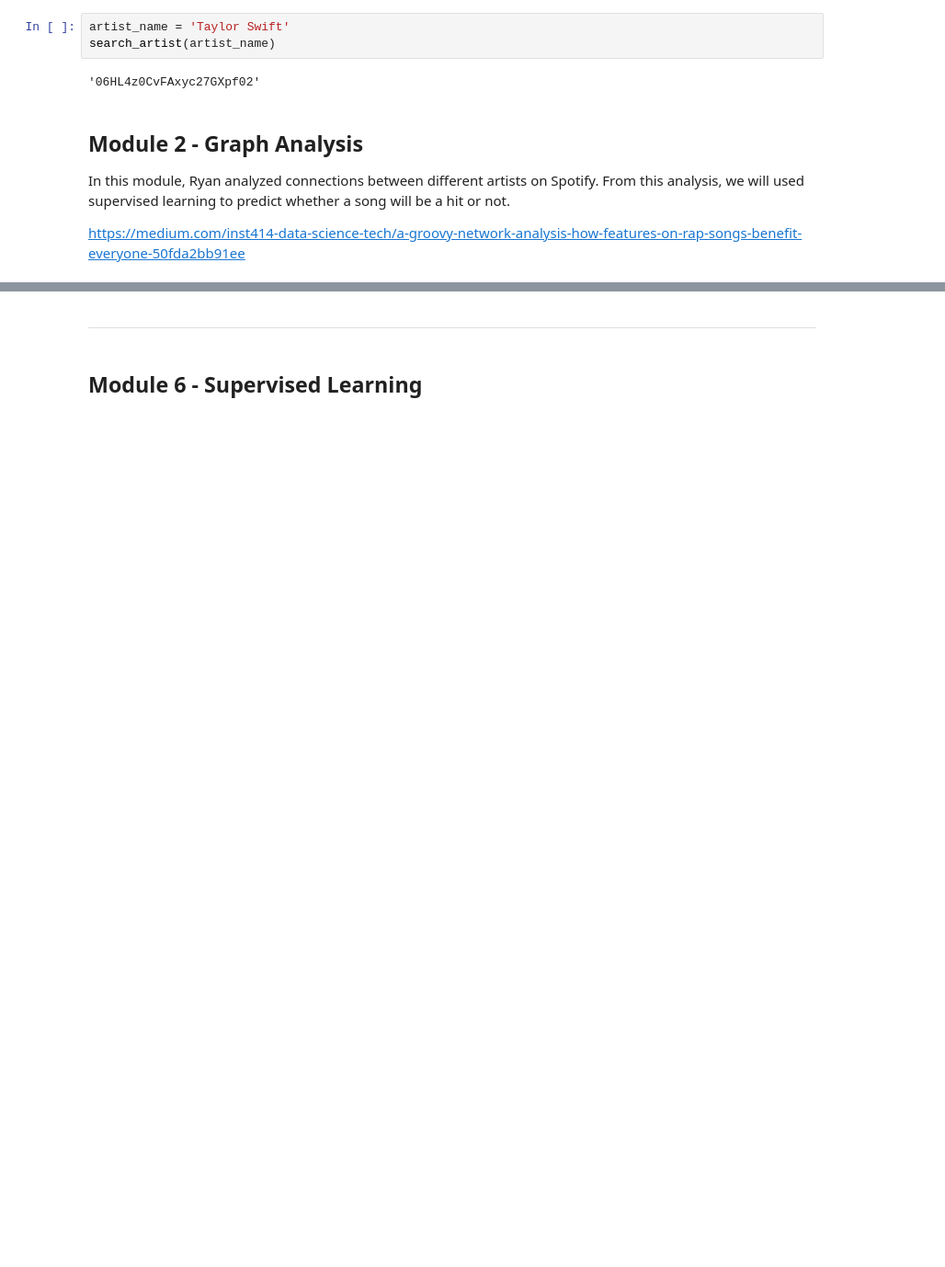
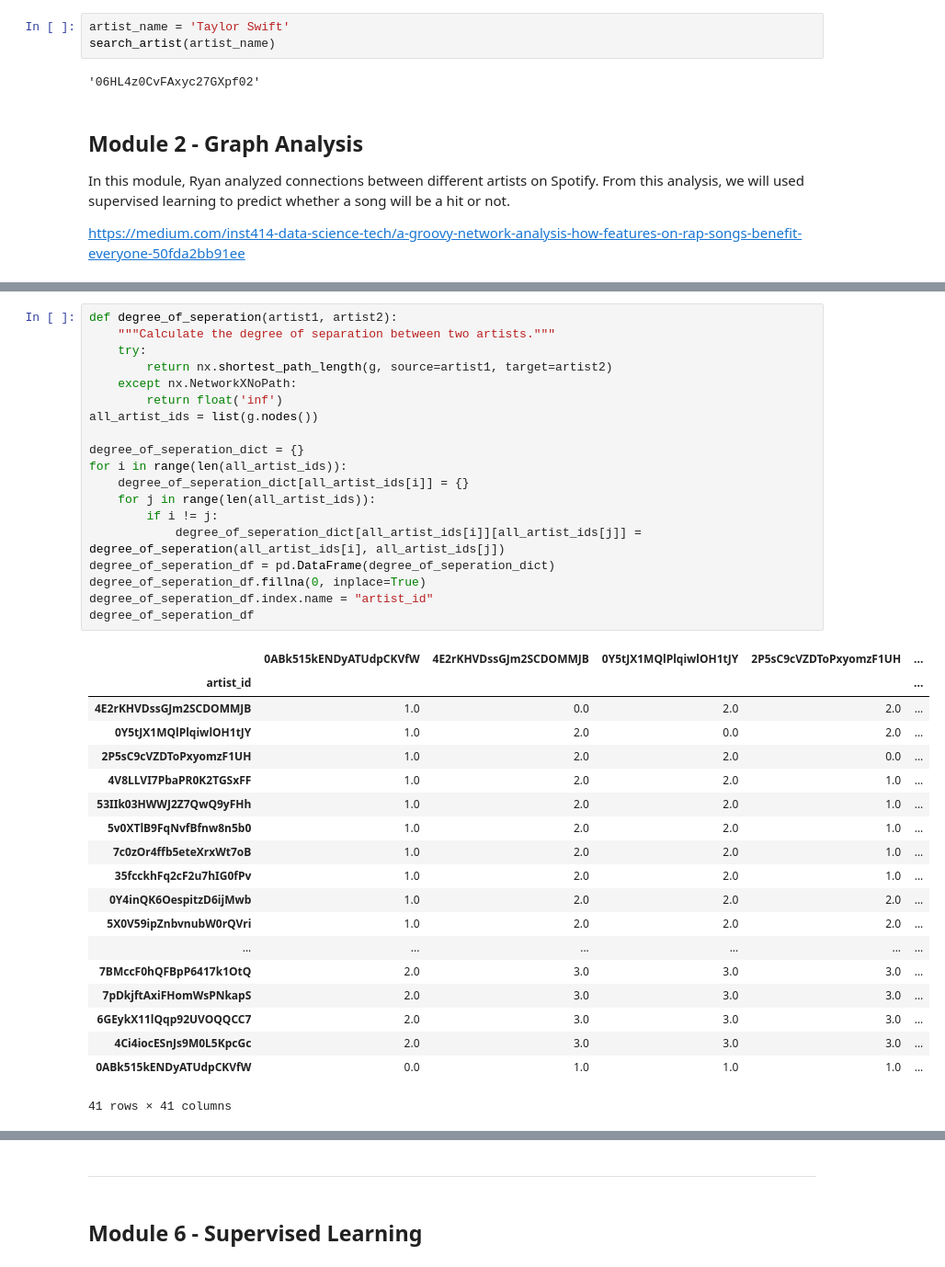
Before and after one commit to mariocancode/SpotifyCollaborationPopularity, a Jupyter notebook: PredictPopularCollabs.ipynb, the cells around one changed output, grey strips where cells are left out. Shown at 92% size. Drawn from its saved outputs; the diff is of its cells as text; blank space fills up the shorter version.

```diff
--- a/PredictPopularCollabs.ipynb
+++ b/PredictPopularCollabs.ipynb
@@ -147,0 +187,39 @@ collaboration_df
+# %%
+def degree_of_seperation(artist1, artist2):
+    """Calculate the degree of separation between two artists."""
+    try:
+        return nx.shortest_path_length(g, source=artist1, target=artist2)
+    except nx.NetworkXNoPath:
+        return float('inf')
+all_artist_ids = list(g.nodes())
+
+degree_of_seperation_dict = {}
+for i in range(len(all_artist_ids)):
+    degree_of_seperation_dict[all_artist_ids[i]] = {}
+    for j in range(len(all_artist_ids)):
+        if i != j:
+            degree_of_seperation_dict[all_artist_ids[i]][all_artist_ids[j]] = degree_of_seperation(all_artist_ids[i], all_artist_ids[j])
+degree_of_seperation_df = pd.DataFrame(degree_of_seperation_dict)
+degree_of_seperation_df.fillna(0, inplace=True)
+degree_of_seperation_df.index.name = "artist_id"
+degree_of_seperation_df
+# %% [output]
+|  | 0ABk515kENDyATUdpCKVfW | 4E2rKHVDssGJm2SCDOMMJB | 0Y5tJX1MQlPlqiwlOH1tJY | 2P5sC9cVZDToPxyomzF1UH | ... |
+| artist_id |  |  |  |  | ... |
+| 4E2rKHVDssGJm2SCDOMMJB | 1.0 | 0.0 | 2.0 | 2.0 | ... |
+| 0Y5tJX1MQlPlqiwlOH1tJY | 1.0 | 2.0 | 0.0 | 2.0 | ... |
+| 2P5sC9cVZDToPxyomzF1UH | 1.0 | 2.0 | 2.0 | 0.0 | ... |
+| 4V8LLVI7PbaPR0K2TGSxFF | 1.0 | 2.0 | 2.0 | 1.0 | ... |
+| 53IIk03HWWJ2Z7QwQ9yFHh | 1.0 | 2.0 | 2.0 | 1.0 | ... |
+| 5v0XTlB9FqNvfBfnw8n5b0 | 1.0 | 2.0 | 2.0 | 1.0 | ... |
+| 7c0zOr4ffb5eteXrxWt7oB | 1.0 | 2.0 | 2.0 | 1.0 | ... |
+| 35fcckhFq2cF2u7hIG0fPv | 1.0 | 2.0 | 2.0 | 1.0 | ... |
+| 0Y4inQK6OespitzD6ijMwb | 1.0 | 2.0 | 2.0 | 2.0 | ... |
+| 5X0V59ipZnbvnubW0rQVri | 1.0 | 2.0 | 2.0 | 2.0 | ... |
+| ... | ... | ... | ... | ... | ... |
+| 7BMccF0hQFBpP6417k1OtQ | 2.0 | 3.0 | 3.0 | 3.0 | ... |
+| 7pDkjftAxiFHomWsPNkapS | 2.0 | 3.0 | 3.0 | 3.0 | ... |
+| 6GEykX11lQqp92UVOQQCC7 | 2.0 | 3.0 | 3.0 | 3.0 | ... |
+| 4Ci4iocESnJs9M0L5KpcGc | 2.0 | 3.0 | 3.0 | 3.0 | ... |
+| 0ABk515kENDyATUdpCKVfW | 0.0 | 1.0 | 1.0 | 1.0 | ... |
+41 rows × 41 columns
```
Also changed, not shown: parts of 19 cells of this notebook.
